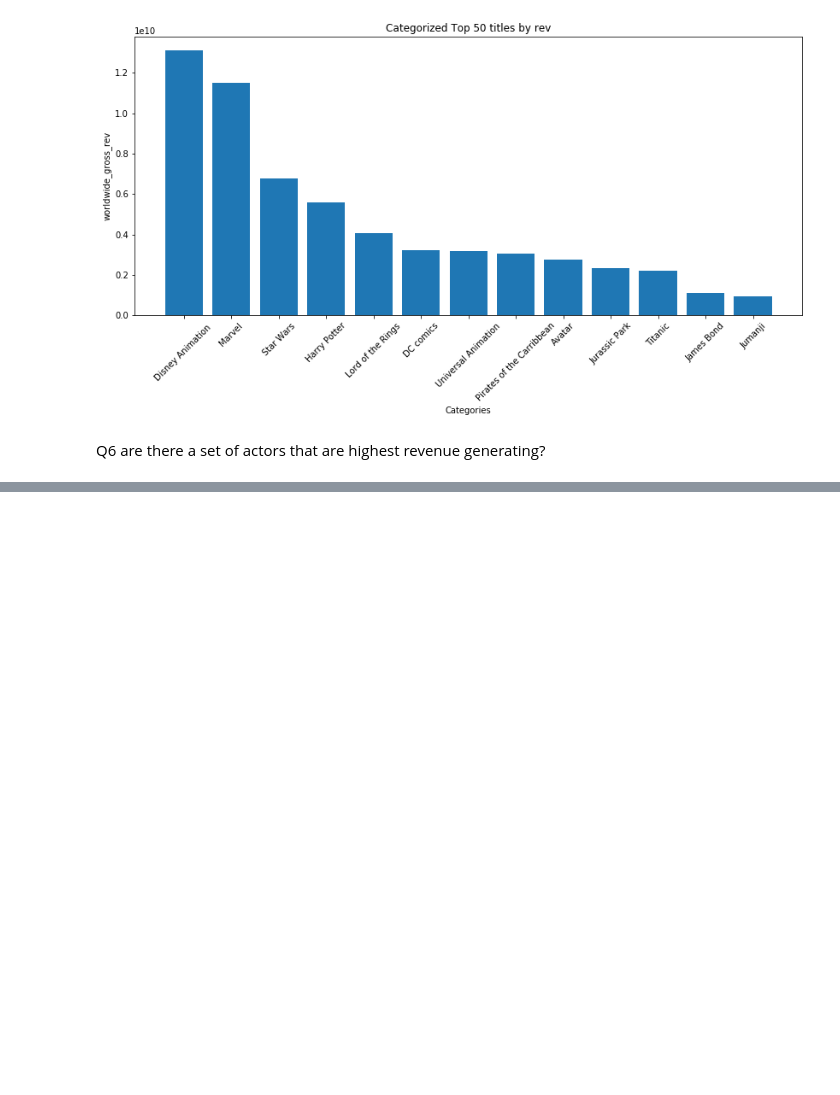
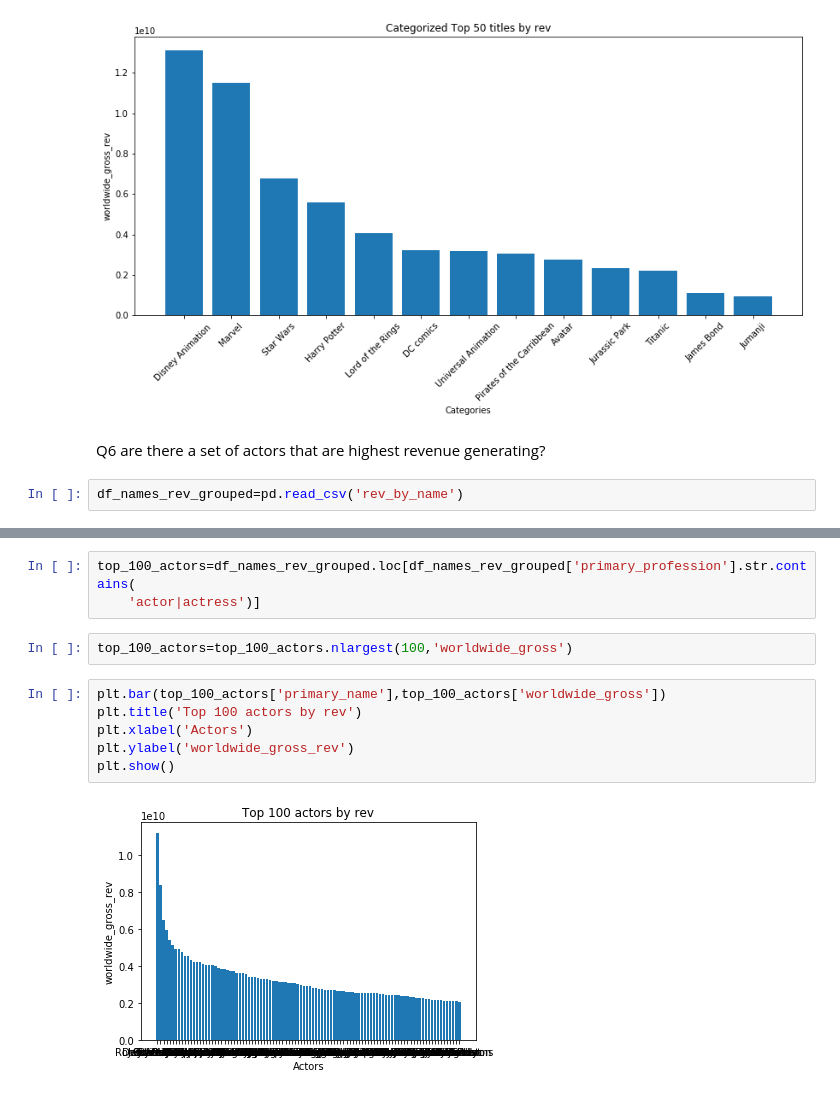
Before and after one commit to polyglottraveler/projectkr, a Jupyter notebook: kca_rev_actor_movie_cat.ipynb, the cells around one changed output, grey strips where cells are left out. Saved outputs shown, nothing was run; the diff lists cells and outputs as text; blank space fills up the shorter version.

```diff
--- a/kca_rev_actor_movie_cat.ipynb
+++ b/kca_rev_actor_movie_cat.ipynb
@@ -307,3 +307,5 @@ plt.show()
 [figure]
 # %% [markdown]
 Q6 are there a set of actors that are highest revenue generating?
+# %%
+df_names_rev_grouped=pd.read_csv('rev_by_name')
@@ -309,0 +321,13 @@ Q6 are there a set of actors that are highest revenue generating?
+# %%
+top_100_actors=df_names_rev_grouped.loc[df_names_rev_grouped['primary_profession'].str.contains(
+    'actor|actress')]
+# %%
+top_100_actors=top_100_actors.nlargest(100,'worldwide_gross')
+# %%
+plt.bar(top_100_actors['primary_name'],top_100_actors['worldwide_gross'])
+plt.title('Top 100 actors by rev')
+plt.xlabel('Actors')
+plt.ylabel('worldwide_gross_rev')
+plt.show()
+# %% [output]
+[figure, added]
```
Also changed, not shown: parts of 2 cells of this notebook.
